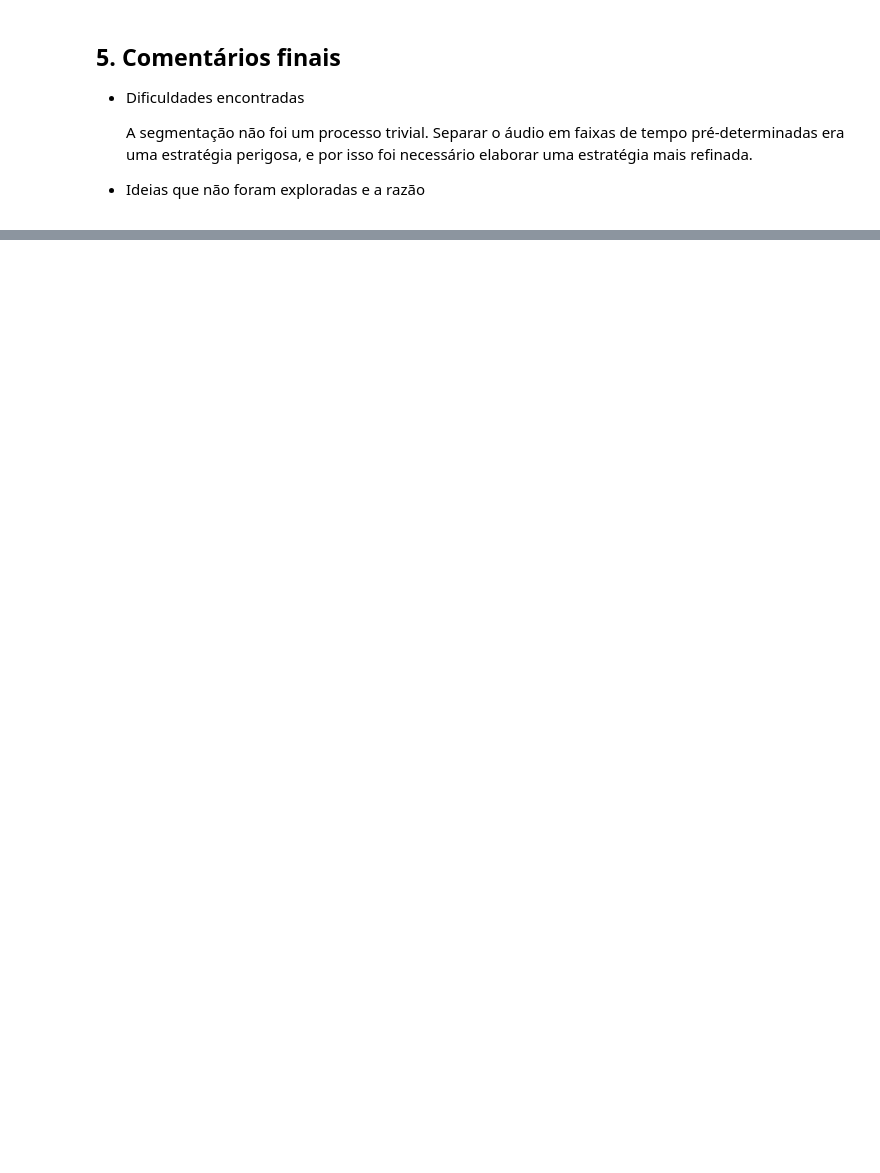
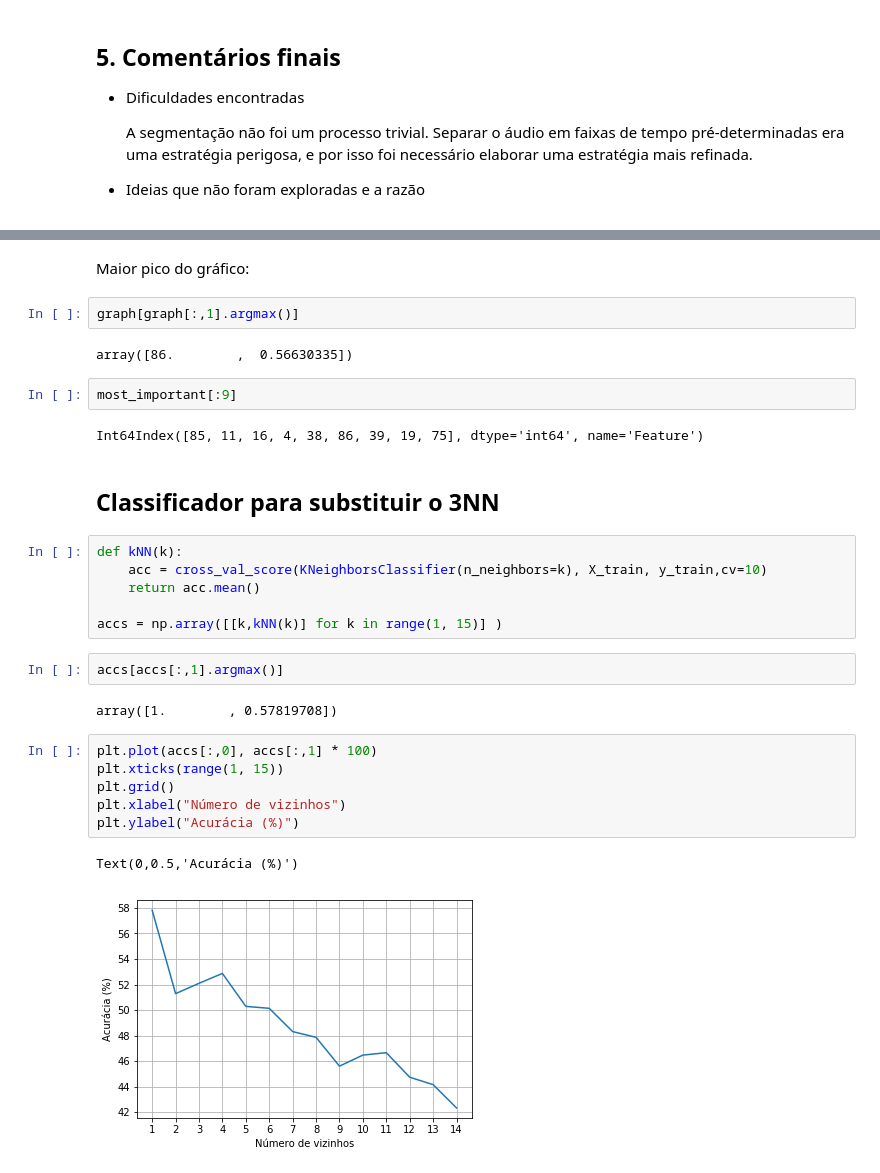
Before and after one commit to phfaustini/Audio-captcha-solver, a Jupyter notebook: report.ipynb, the cells around one changed output, grey strips where cells are left out. Cells and saved outputs as stored; diff of their text form; blank space fills up the shorter version.

```diff
--- a/report.ipynb
+++ b/report.ipynb
@@ -293,0 +395,31 @@ RESULTADOS
+# %% [markdown]
+Maior pico do gráfico:
+# %%
+graph[graph[:,1].argmax()]
+# %% [output]
+array([86.        ,  0.56630335])
+# %%
+most_important[:9]
+# %% [output]
+Int64Index([85, 11, 16, 4, 38, 86, 39, 19, 75], dtype='int64', name='Feature')
+# %% [markdown]
+## Classificador para substituir o 3NN
+# %%
+def kNN(k):
+    acc = cross_val_score(KNeighborsClassifier(n_neighbors=k), X_train, y_train,cv=10)
+    return acc.mean()
+
+accs = np.array([[k,kNN(k)] for k in range(1, 15)] )
+# %%
+accs[accs[:,1].argmax()]
+# %% [output]
+array([1.        , 0.57819708])
+# %%
+plt.plot(accs[:,0], accs[:,1] * 100)
+plt.xticks(range(1, 15))
+plt.grid()
+plt.xlabel("Número de vizinhos")
+plt.ylabel("Acurácia (%)")
+# %% [output]
+Text(0,0.5,'Acurácia (%)')
+[figure, added]
```
Also changed, not shown: parts of 25 cells of this notebook, 3 other files.
